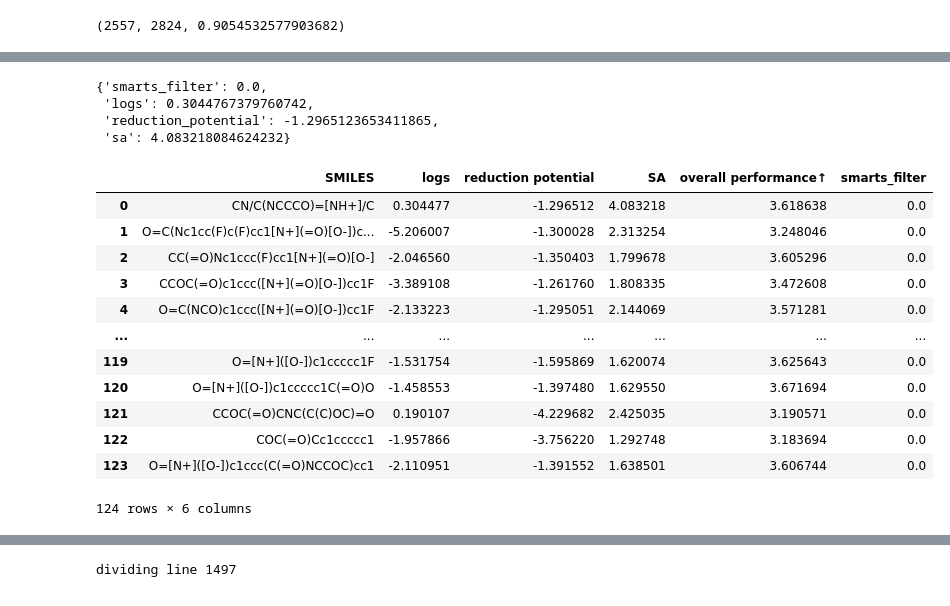
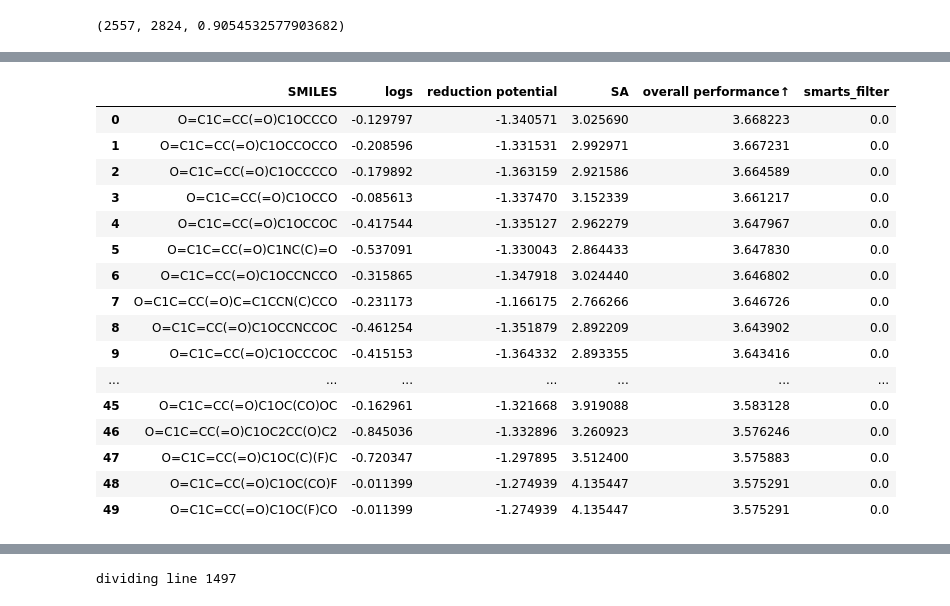
Before and after one commit to lzz-z/MCCE, a Jupyter notebook: test.ipynb, the cells around one changed output, grey strips where cells are left out. Drawn from its saved outputs; the diff is of its cells as text; code cells hidden in the pictures.

```diff
--- a/test.ipynb
+++ b/test.ipynb
@@ -548,4 +692,5 @@ else:
 # %%
-for i in best10:
-    print(i.property,i.total)
+first10 = data['init_pops'][:10]
+for i in first10:
+    print(i.value,i.property,i.total)
 # %% [output]
@@ -562,4 +706,0 @@ for i in best10:
-# %%
-best10 = sorted(points, key=lambda item: item.total, reverse=True)[:10]
-for i in best10:
-    print(i.property,i.total)
@@ -577,4 +706,0 @@ for i in best10:
-# %%
-best10 = sorted(all_mols, key=lambda item: item.total, reverse=True)[:10]
-for i in best10:
-    print(i.property,i.total)
@@ -622,16 +723,19 @@ Done!
 # %%
 from model.util import nsga2_selection
 from tqdm import tqdm
-best_moles = []
-for i in range( len(data['final_pops'])):
-    final_pops = data['final_pops'][i]
-    candidates = []
-    for i in final_pops:
-        if i.property['smarts_filter'] == 0:
-            candidates.append(i)
-    this_best,fronts = nsga2_selection(candidates,5,return_fronts=True) # two ways: 1. select front0, second, select the first 5 candidates
-    #best_moles.extend(this_best)
-    best_moles.extend([candidates[k] for k in fronts[0]])
+#best_moles = []
+#for i in range( len(data['final_pops'])):
+#    final_pops = data['final_pops'][i]
+#    candidates = []
+#    for i in final_pops:
+#        if i.property['smarts_filter'] == 0:
+#            candidates.append(i)
+#    this_best,fronts = nsga2_selection(candidates,5,return_fronts=True) # two ways: 1. select front0, second, select the first 5 candidates
+#    #best_moles.extend(this_best)
+#    best_moles.extend([candidates[k] for k in fronts[0]])
+
+best_moles = data['final_pops'] # selected by NSGA
+best_moles = best50f
 '''
 
 new_best_moles = []
@@ -643,13 +747,11 @@ print(f"{len(best_moles)} moles with filter == 0, {diff} moles filter ==1, {len(
 best_moles = new_best_moles
 '''
 new_best_moles = []
-already_smiles = []
 for i in tqdm(best_moles):
-    if i.value not in already_smiles:
+    if i.property['smarts_filter']==0:
         new_best_moles.append(i)
-        already_smiles.append(i.value)
 diff = len(best_moles) - len(new_best_moles)
-print(f"{len(best_moles)} moles with filter == 0, {diff} moles repeated, {len(new_best_moles)} moles now")
+print(f"{len(best_moles)} moles with filter == 0, {diff} moles fail, {len(new_best_moles)} moles now")
 best_moles = new_best_moles
 
 new_best_moles = []
@@ -719,38 +823,36 @@ len(first),first[:3]
-# %%
-first[0].property
-# %% [output]
-{'smarts_filter': 0.0,
- 'logs': 0.3044767379760742,
- 'reduction_potential': -1.2965123653411865,
- 'sa': 4.083218084624232}
 # %%
 import pandas as pd
 smiles = []
 smarts = []
 logs = []
 reduction = []
 sa =[]
 totals = []
-for i in first:
+for i in best_moles:
     smiles.append(i.value)
     smarts.append(i.property['smarts_filter'])
     logs.append(i.property['logs'])
     reduction.append(i.property['reduction_potential'])
     sa.append(i.property['sa'])
     totals.append(4-np.sum(i.scores))
 df = pd.DataFrame({'SMILES':smiles,'logs':logs,'reduction potential':reduction,'SA':sa,'overall performance↑':totals,'smarts_filter':smarts})
+df = df.sort_values(by='overall performance↑',ascending=False).reset_index(drop=True)
 df
 # %% [output]
 |  | SMILES | logs | reduction potential | SA | overall performance↑ | smarts_filter |
-| 0 | CN/C(NCCCO)=[NH+]/C | 0.304477 | -1.296512 | 4.083218 | 3.618638 | 0.0 |
-| 1 | O=C(Nc1cc(F)c(F)cc1[N+](=O)[O-])c... | -5.206007 | -1.300028 | 2.313254 | 3.248046 | 0.0 |
-| 2 | CC(=O)Nc1ccc(F)cc1[N+](=O)[O-] | -2.046560 | -1.350403 | 1.799678 | 3.605296 | 0.0 |
-| 3 | CCOC(=O)c1ccc([N+](=O)[O-])cc1F | -3.389108 | -1.261760 | 1.808335 | 3.472608 | 0.0 |
-| 4 | O=C(NCO)c1ccc([N+](=O)[O-])cc1F | -2.133223 | -1.295051 | 2.144069 | 3.571281 | 0.0 |
+| 0 | O=C1C=CC(=O)C1OCCCO | -0.129797 | -1.340571 | 3.025690 | 3.668223 | 0.0 |
+| 1 | O=C1C=CC(=O)C1OCCOCCO | -0.208596 | -1.331531 | 2.992971 | 3.667231 | 0.0 |
+| 2 | O=C1C=CC(=O)C1OCCCCO | -0.179892 | -1.363159 | 2.921586 | 3.664589 | 0.0 |
+| 3 | O=C1C=CC(=O)C1OCCO | -0.085613 | -1.337470 | 3.152339 | 3.661217 | 0.0 |
+| 4 | O=C1C=CC(=O)C1OCCOC | -0.417544 | -1.335127 | 2.962279 | 3.647967 | 0.0 |
+| 5 | O=C1C=CC(=O)C1NC(C)=O | -0.537091 | -1.330043 | 2.864433 | 3.647830 | 0.0 |
+| 6 | O=C1C=CC(=O)C1OCCNCCO | -0.315865 | -1.347918 | 3.024440 | 3.646802 | 0.0 |
+| 7 | O=C1C=CC(=O)C=C1CCN(C)CCO | -0.231173 | -1.166175 | 2.766266 | 3.646726 | 0.0 |
+| 8 | O=C1C=CC(=O)C1OCCNCCOC | -0.461254 | -1.351879 | 2.892209 | 3.643902 | 0.0 |
+| 9 | O=C1C=CC(=O)C1OCCCOC | -0.415153 | -1.364332 | 2.893355 | 3.643416 | 0.0 |
 | ... | ... | ... | ... | ... | ... | ... |
-| 119 | O=[N+]([O-])c1ccccc1F | -1.531754 | -1.595869 | 1.620074 | 3.625643 | 0.0 |
-| 120 | O=[N+]([O-])c1ccccc1C(=O)O | -1.458553 | -1.397480 | 1.629550 | 3.671694 | 0.0 |
-| 121 | CCOC(=O)CNC(C(C)OC)=O | 0.190107 | -4.229682 | 2.425035 | 3.190571 | 0.0 |
-| 122 | COC(=O)Cc1ccccc1 | -1.957866 | -3.756220 | 1.292748 | 3.183694 | 0.0 |
-| 123 | O=[N+]([O-])c1ccc(C(=O)NCCOC)cc1 | -2.110951 | -1.391552 | 1.638501 | 3.606744 | 0.0 |
+| 45 | O=C1C=CC(=O)C1OC(CO)OC | -0.162961 | -1.321668 | 3.919088 | 3.583128 | 0.0 |
+| 46 | O=C1C=CC(=O)C1OC2CC(O)C2 | -0.845036 | -1.332896 | 3.260923 | 3.576246 | 0.0 |
+| 47 | O=C1C=CC(=O)C1OC(C)(F)C | -0.720347 | -1.297895 | 3.512400 | 3.575883 | 0.0 |
+| 48 | O=C1C=CC(=O)C1OC(CO)F | -0.011399 | -1.274939 | 4.135447 | 3.575291 | 0.0 |
+| 49 | O=C1C=CC(=O)C1OC(F)CO | -0.011399 | -1.274939 | 4.135447 | 3.575291 | 0.0 |
-124 rows × 6 columns
```
Also changed, not shown: parts of 28 cells of this notebook, 34 other files.
